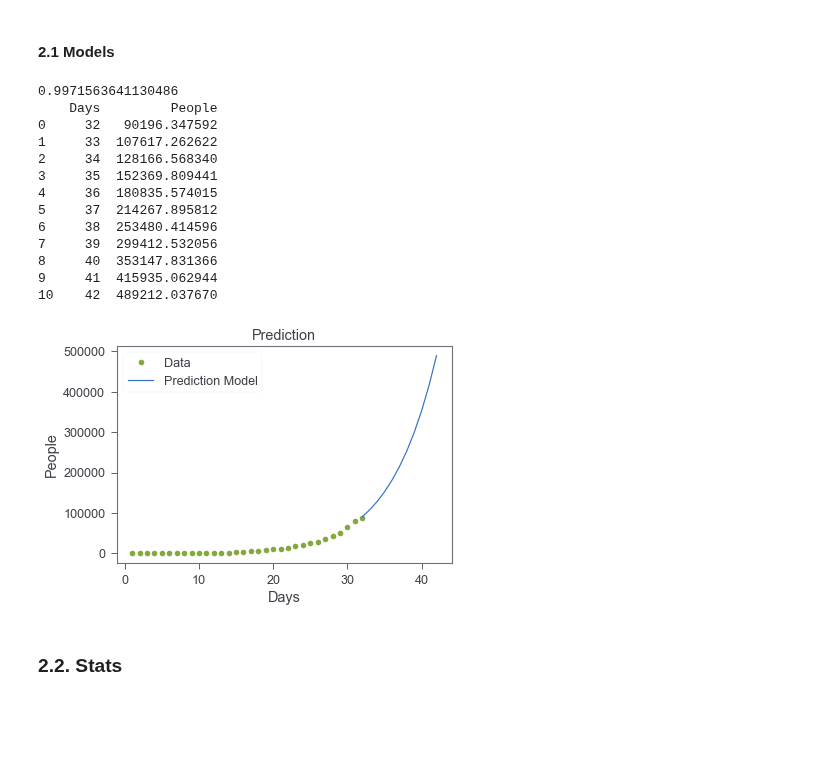
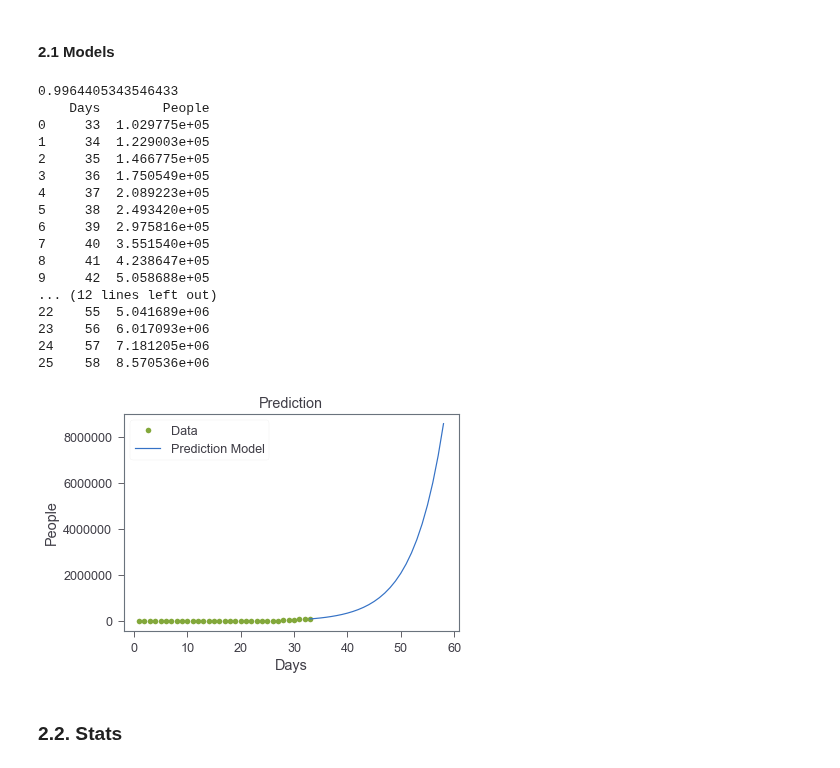
Before and after one commit to DanielGuzmanOlivares/COVID-19, a Jupyter notebook: COVID-19.ipynb, the cells around one changed output. Drawn from its saved outputs; the diff is of its cells as text; code cells hidden in the pictures; blank space fills up the shorter version.

```diff
--- a/COVID-19.ipynb
+++ b/COVID-19.ipynb
@@ -132,7 +132,7 @@ def realTimeEvolution():
     returns:
         -pandas Dataframe
     """
-    cols = ["Country","Total Cases","New Cases","Total Deaths","New Deaths","Active Cases","Total Recovered","Critical","Tot Cases/1 M Pop","Tot Deaths/1 M Pop","Something"]
+    cols = ["Country","Total Cases","New Cases","Total Deaths","New Deaths","Active Cases","Total Recovered","Critical","Tot Cases/1 M Pop","Tot Deaths/1 M Pop"]
     page = requests.get(WEB)
     soup = BeautifulSoup(page.content, 'html.parser')
     table = soup.find_all('table')[0]
@@ -696,48 +696,52 @@ def plotPrediction(x_data,y_data,df):
     plt.legend()
 
 
 def modelR2(param,model):
     l = []
     for country in list(realTimeEvolution()['Country'].values):
         try:
             data = fromFirstCase(timeEvolution(country),param)
             if country == "Diamond Princess" or country == "Japan" or data == None or len(data[0]) < 2:
                 continue
             else:
                 x_data,y_data = data
                 adj = fit(model,x_data,y_data)
                 pred = adj(x_data)
                 l.append(r2_score(y_data,pred))
         except:
             continue #country does not have more than 100 cases
     return np.mean(l)
 
 def countryR2(country,param,model):
     data = fromFirstCase(timeEvolution(country),param)
     x_data,y_data = data
     adj = fit(model,x_data,y_data)
     pred = adj(x_data)
     return r2_score(y_data,pred)
 
 print(countryR2("Spain","Confirmed",logisticModel))
-x_data,y_data,df = prediction("Spain","Confirmed",10,logisticModel,fromNow=True)
+x_data,y_data,df = prediction("Spain","Confirmed",25,expModel,fromNow=True)
 print(df)
 plotPrediction(x_data,y_data,df)
 # %% [output]
-0.9971563641130486
-    Days         People
-0     32   90196.347592
-1     33  107617.262622
-2     34  128166.568340
-3     35  152369.809441
-4     36  180835.574015
-5     37  214267.895812
-6     38  253480.414596
-7     39  299412.532056
-8     40  353147.831366
-9     41  415935.062944
-10    42  489212.037670
+0.9964405343546433
+    Days        People
+0     33  1.029775e+05
+1     34  1.229003e+05
+2     35  1.466775e+05
+3     36  1.750549e+05
+4     37  2.089223e+05
+5     38  2.493420e+05
+6     39  2.975816e+05
+7     40  3.551540e+05
+8     41  4.238647e+05
+9     42  5.058688e+05
+... (12 lines left out)
+22    55  5.041689e+06
+23    56  6.017093e+06
+24    57  7.181205e+06
+25    58  8.570536e+06
-[figure, old version]
+[figure, new version]
 # %% [markdown]
 ### 2.2. Stats
 # %%
```
Also changed, not shown: parts of 2 cells of this notebook, 3 other files.
